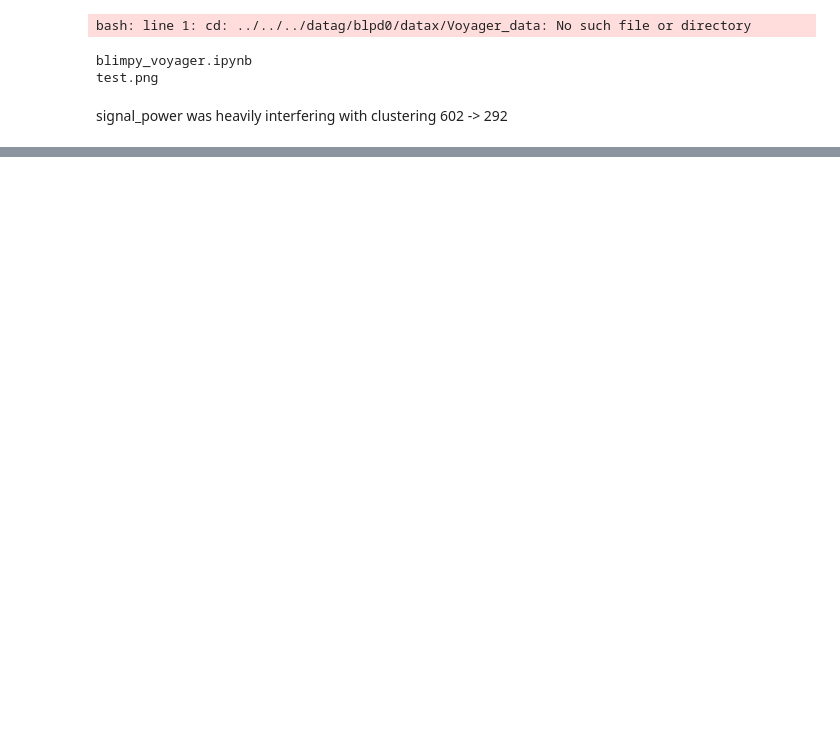
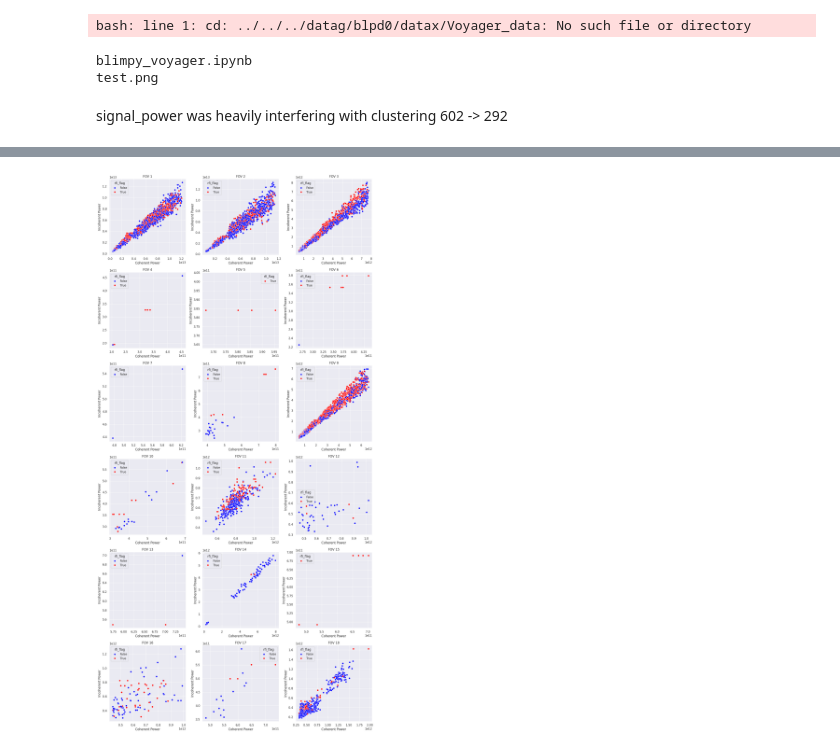
Before and after one commit to jmotamarry/cosmic-testing, a Jupyter notebook: blimpy_voyager.ipynb, the cells around one changed output, grey strips where cells are left out. Drawn from its saved outputs; the diff is of its cells as text; code cells hidden in the pictures; blank space fills up the shorter version.

```diff
--- a/blimpy_voyager.ipynb
+++ b/blimpy_voyager.ipynb
@@ -41,0 +100,95 @@ signal_power was heavily interfering with clustering 602 -> 292
+# %%
+#incoherent to coherent power analysis
+def processing(file, start, stop, max_plots=0):
+    global df_new
+    # Load and slice dataset
+    df = pd.read_pickle(f"/datag/users/ctremblay/{file}")
+    small_df = df[start:stop]
+
+    # Select relevant columns
+    columns = ['file_uri', 'source_name', 'beam_id', 'ra_hours', 'dec_degrees', 'tstart',
+               'signal_frequency', 'signal_beam', 'signal_drift_rate', 'signal_snr',
+               'signal_power', 'signal_incoherent_power']
+    df_new = small_df[columns]
+
+    # Apply filtering thresholds
+    df_new = df_new[(df_new['signal_drift_rate'] != 0) &
+                    (df_new['signal_snr'] <= 25) &
+                    (df_new['signal_beam'] <= 3)]
+
+    print(f"Total filtered hits: {len(df_new)}")
+    unique_uris = df_new['file_uri'].unique()
+
+    # Set up subplot grid
+    rows = int(np.ceil(max_plots / 3))
+    fig, axes = plt.subplots(rows, 3, figsize=(15, 5 * rows))
+    axes = axes.flatten()
+
+    for i, uri in enumerate(unique_uris):
+        if i >= max_plots:
+            break
+
+        fov_subset = df_new[df_new['file_uri'] == uri].copy()  # copy to avoid SettingWithCopyWarning
+        incoherent_power = np.unique(np.array(fov_subset["signal_incoherent_power"]))
+        coherent_power = np.array(fov_subset["signal_power"])
+        power_ratios_2_incoherent = []
+
+        if len(incoherent_power) == 1:
+            power_ratio = coherent_power[0]/incoherent_power[-1]
+
+            if coherent_power[0]*4.4 > incoherent_power[-1]:
+                power_ratios_2_incoherent.append(power_ratio)
+
+                #appending_rows = data_fov_subset
+                #df2 = df2.append(appending_rows, ignore_index = True)
+
+            else:
+                continue
+
+        overlapping_hits = []
+
+        # Check for overlapping frequencies at same tstart
+        grouped_time = fov_subset.groupby("tstart")
+        for t_value, group_df in grouped_time:
+            freq_counts = group_df['signal_frequency'].value_counts()
+            overlapping_freqs = freq_counts[freq_counts > 1]
+            for freq in overlapping_freqs.index:
+                hits = group_df[group_df['signal_frequency'] == freq]
+                overlapping_hits.append(hits)
+
+        # Flag overlapping hits
+        if overlapping_hits:
+            rfi_df = pd.concat(overlapping_hits)
+            rfi_df['rfi_flag'] = True
+            fov_subset = fov_subset.merge(
+                rfi_df[['signal_frequency', 'tstart', 'rfi_flag']],
+                on=['signal_frequency', 'tstart'],
+                how='left'
+            )
+            fov_subset.loc[:, 'rfi_flag'] = fov_subset['rfi_flag'].fillna(False)
+        else:
+            fov_subset['rfi_flag'] = False
+
+        # Plot coherent vs. incoherent power
+        ax = axes[i]
+        sns.scatterplot(
+            data=fov_subset,
+            x='signal_power',
+            y='signal_incoherent_power',
+            hue='rfi_flag',
+            ax=ax,
+            palette={False: 'blue', True: 'red'}
+        )
+        ax.set_title(f"FOV {i+1}")
+        ax.set_xlabel("Coherent Power")
+        ax.set_ylabel("Incoherent Power")
+
+    # Hide unused subplots
+    for j in range(i + 1, len(axes)):
+        fig.delaxes(axes[j])
+
+    plt.tight_layout()
+    plt.show()
+
+processing('Summer_Project_RA9_Dec0.90.pkl', 0,1000000, max_plots=18)
+# %% [output]
@@ -42,3 +196,4 @@ signal_power was heavily interfering with clustering 602 -> 292
+[figure, added]
 # %%
 def processing(file,start,stop):
     df = pd.read_pickle(f"/datag/users/ctremblay/{file}")
```
Also changed, not shown: parts of 7 cells of this notebook.
